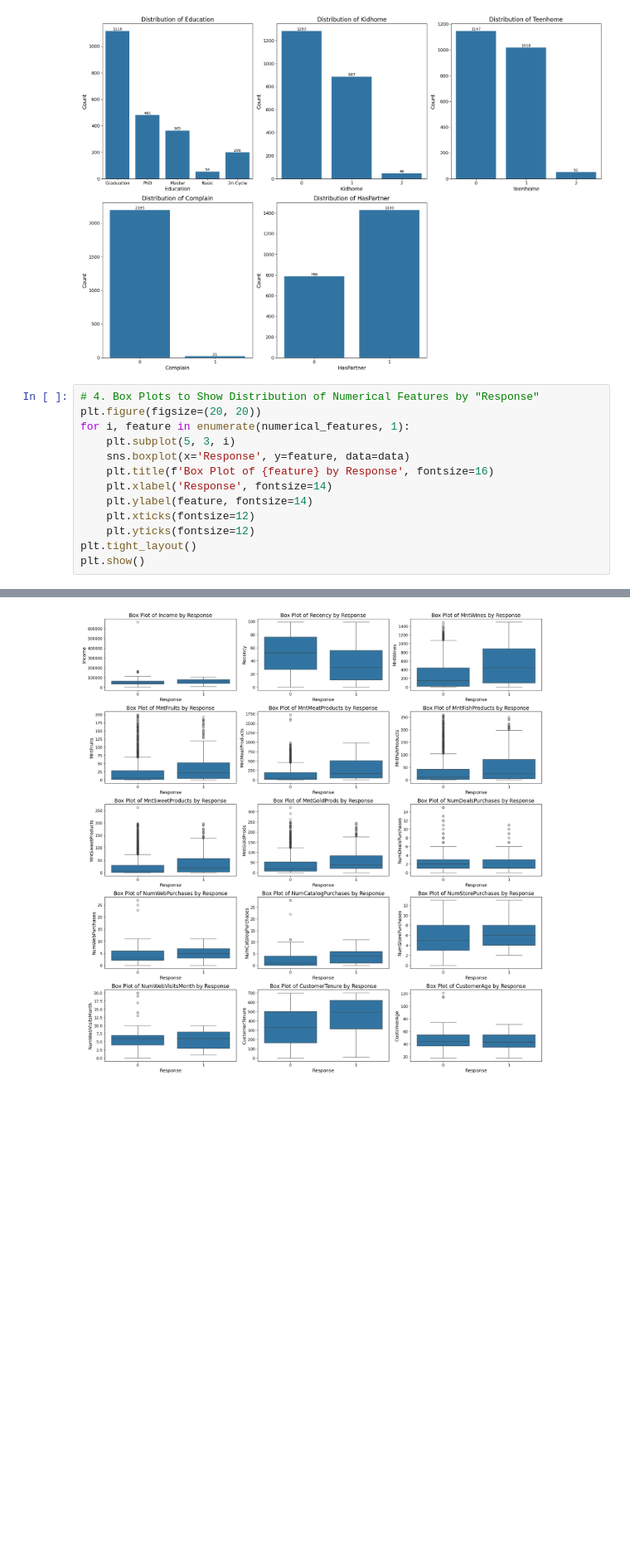
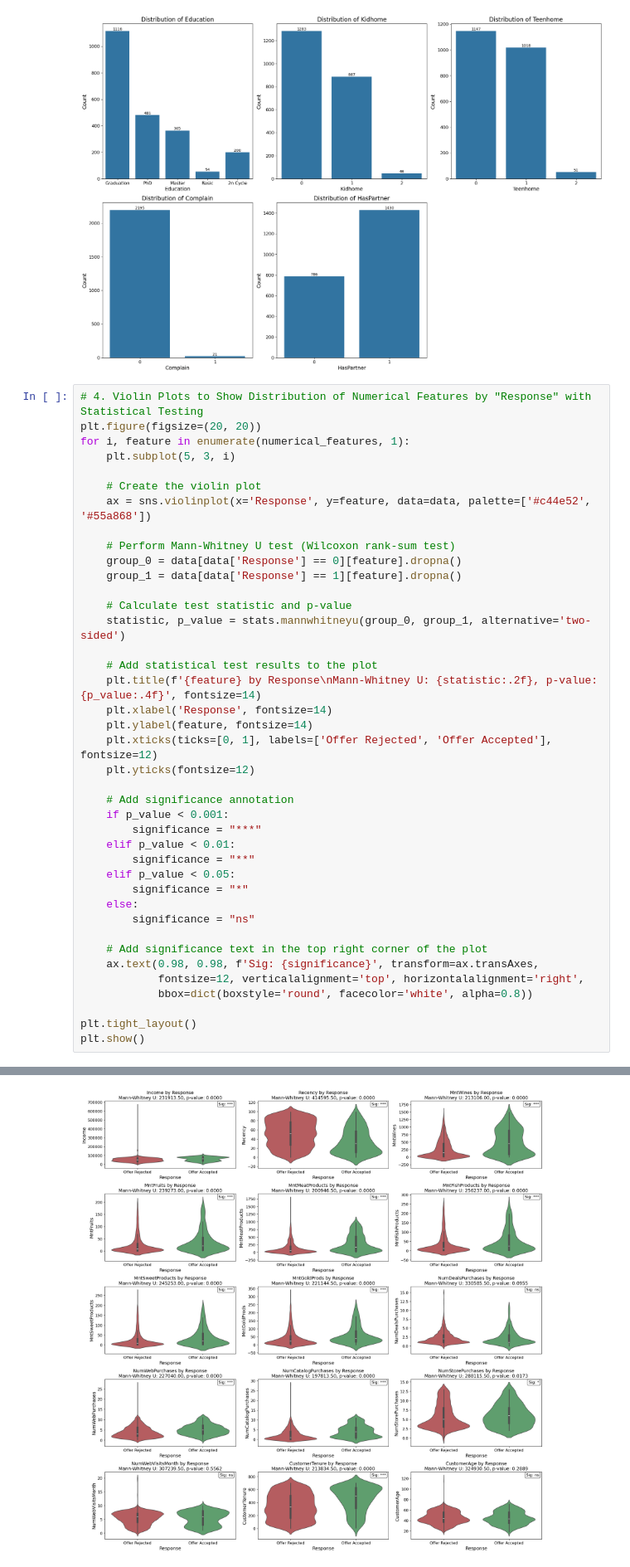
Before and after one commit to janbielski-uekat/praca-magisterska, a Jupyter notebook: notebooks/data_exploration.ipynb, the cells around one changed output, grey strips where cells are left out. Shown at 83% size. Saved outputs shown, nothing was run; the diff lists cells and outputs as text; blank space fills up the shorter version.

```diff
--- a/notebooks/data_exploration.ipynb
+++ b/notebooks/data_exploration.ipynb
@@ -97,16 +98,43 @@ plt.show()
 # %% [output]
 [figure]
 # %%
-# 4. Box Plots to Show Distribution of Numerical Features by "Response"
+# 4. Violin Plots to Show Distribution of Numerical Features by "Response" with Statistical Testing
 plt.figure(figsize=(20, 20))
 for i, feature in enumerate(numerical_features, 1):
     plt.subplot(5, 3, i)
-    sns.boxplot(x='Response', y=feature, data=data)
-    plt.title(f'Box Plot of {feature} by Response', fontsize=16)
+
+    # Create the violin plot
+    ax = sns.violinplot(x='Response', y=feature, data=data, palette=['#c44e52', '#55a868'])
+
+    # Perform Mann-Whitney U test (Wilcoxon rank-sum test)
+    group_0 = data[data['Response'] == 0][feature].dropna()
+    group_1 = data[data['Response'] == 1][feature].dropna()
+
+    # Calculate test statistic and p-value
+    statistic, p_value = stats.mannwhitneyu(group_0, group_1, alternative='two-sided')
+
+    # Add statistical test results to the plot
+    plt.title(f'{feature} by Response\nMann-Whitney U: {statistic:.2f}, p-value: {p_value:.4f}', fontsize=14)
     plt.xlabel('Response', fontsize=14)
     plt.ylabel(feature, fontsize=14)
-    plt.xticks(fontsize=12)
+    plt.xticks(ticks=[0, 1], labels=['Offer Rejected', 'Offer Accepted'], fontsize=12)
     plt.yticks(fontsize=12)
+
+    # Add significance annotation
+    if p_value < 0.001:
+        significance = "***"
+    elif p_value < 0.01:
+        significance = "**"
+    elif p_value < 0.05:
+        significance = "*"
+    else:
+        significance = "ns"
+
+    # Add significance text in the top right corner of the plot
+    ax.text(0.98, 0.98, f'Sig: {significance}', transform=ax.transAxes,
+            fontsize=12, verticalalignment='top', horizontalalignment='right',
+            bbox=dict(boxstyle='round', facecolor='white', alpha=0.8))
+
 plt.tight_layout()
 plt.show()
 # %% [output]
@@ -113 +158 @@ plt.show()
-[figure, old version]
+[figure, new version]
```
Also changed, not shown: parts of 6 cells of this notebook, 42 other files.
